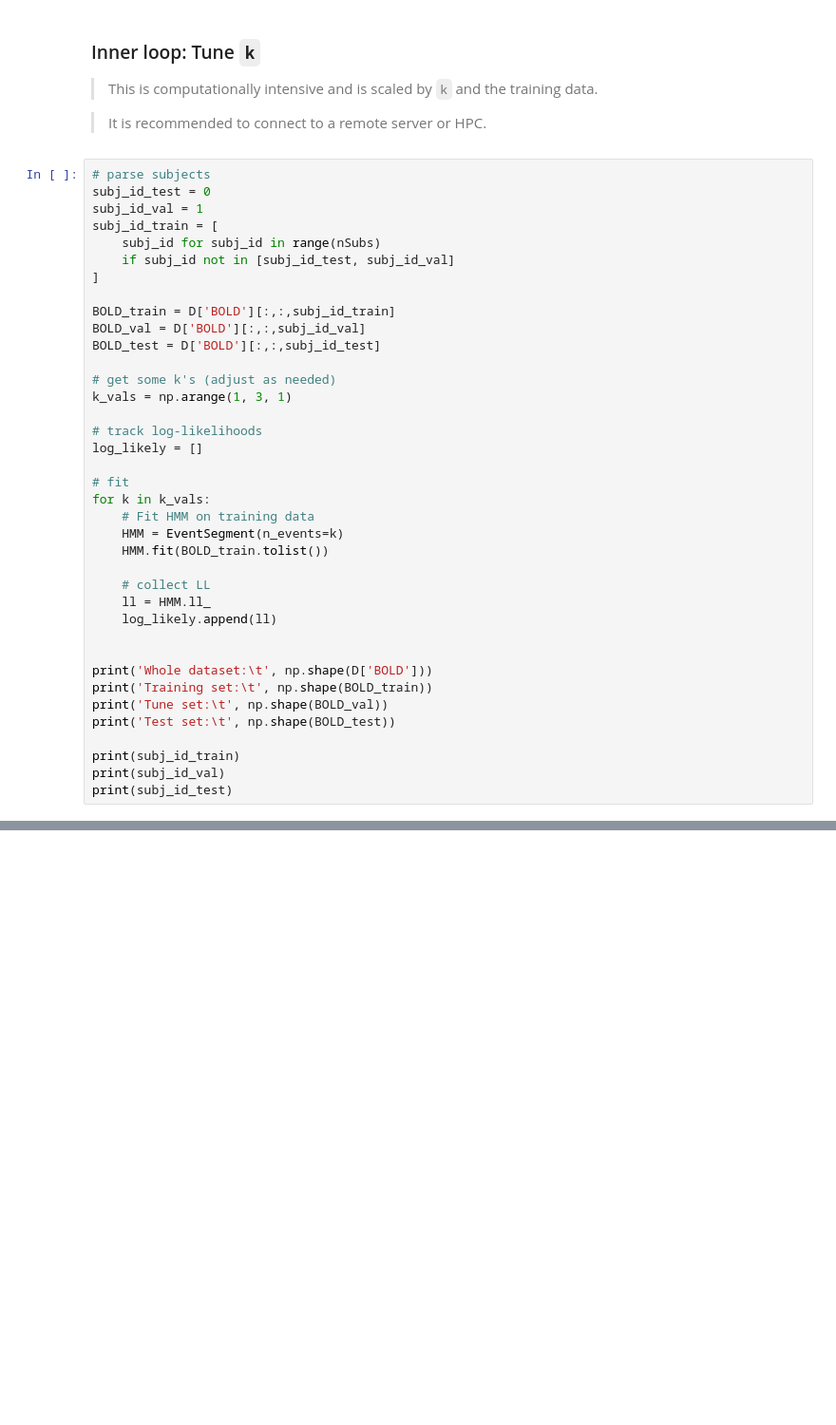
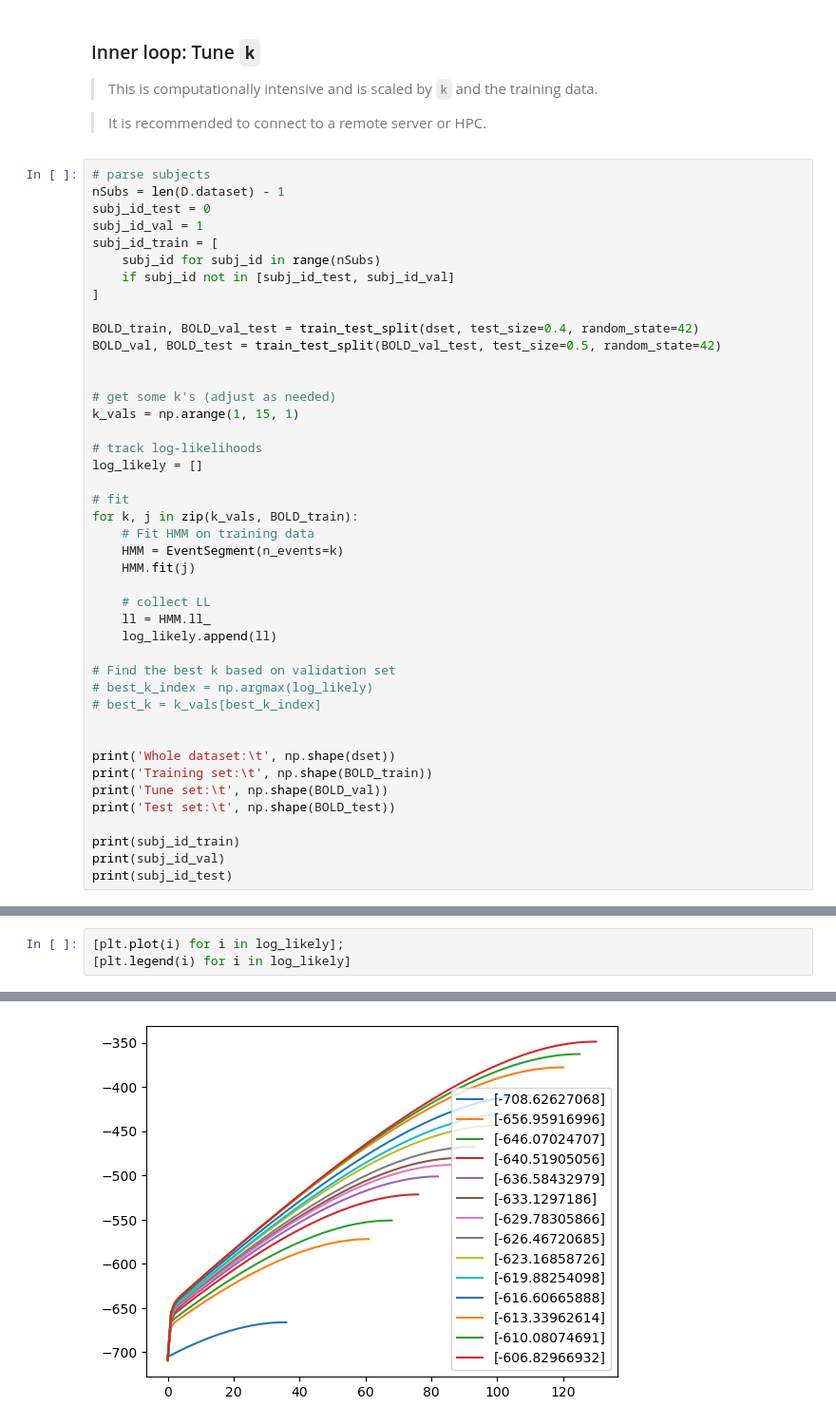
Before and after one commit to w-decker/EventSeg-demo, a Jupyter notebook: main.ipynb, the cells around one changed output, grey strips where cells are left out. Shown at 95% size. Cells and saved outputs as stored; diff of their text form; blank space fills up the shorter version.

```diff
--- a/main.ipynb
+++ b/main.ipynb
@@ -99,6 +128,7 @@ Inner:
 > It is recommended to connect to a remote server or HPC.
 # %%
 # parse subjects
+nSubs = len(D.dataset) - 1
 subj_id_test = 0
 subj_id_val = 1
 subj_id_train = [
@@ -106,28 +136,32 @@ subj_id_train = [
     if subj_id not in [subj_id_test, subj_id_val]
 ]
 
-BOLD_train = D['BOLD'][:,:,subj_id_train]
-BOLD_val = D['BOLD'][:,:,subj_id_val]
-BOLD_test = D['BOLD'][:,:,subj_id_test]
+BOLD_train, BOLD_val_test = train_test_split(dset, test_size=0.4, random_state=42)
+BOLD_val, BOLD_test = train_test_split(BOLD_val_test, test_size=0.5, random_state=42)
+
 
 # get some k's (adjust as needed)
-k_vals = np.arange(1, 3, 1)
+k_vals = np.arange(1, 15, 1)
 
 # track log-likelihoods
 log_likely = []
 
 # fit
-for k in k_vals:
+for k, j in zip(k_vals, BOLD_train):
     # Fit HMM on training data
     HMM = EventSegment(n_events=k)
-    HMM.fit(BOLD_train.tolist())
+    HMM.fit(j)
 
     # collect LL
     ll = HMM.ll_
     log_likely.append(ll)
 
+# Find the best k based on validation set
+# best_k_index = np.argmax(log_likely)
+# best_k = k_vals[best_k_index]
 
-print('Whole dataset:\t', np.shape(D['BOLD']))
+
+print('Whole dataset:\t', np.shape(dset))
 print('Training set:\t', np.shape(BOLD_train))
 print('Tune set:\t', np.shape(BOLD_val))
 print('Test set:\t', np.shape(BOLD_test))
@@ -137,0 +182,4 @@ print(subj_id_test)
+# %%
+[plt.plot(i) for i in log_likely];
+[plt.legend(i) for i in log_likely]
+# %% [output]
@@ -137,0 +200 @@ print(subj_id_test)
+[figure, added]
```
Also changed, not shown: parts of 10 cells of this notebook, 1 other file.
